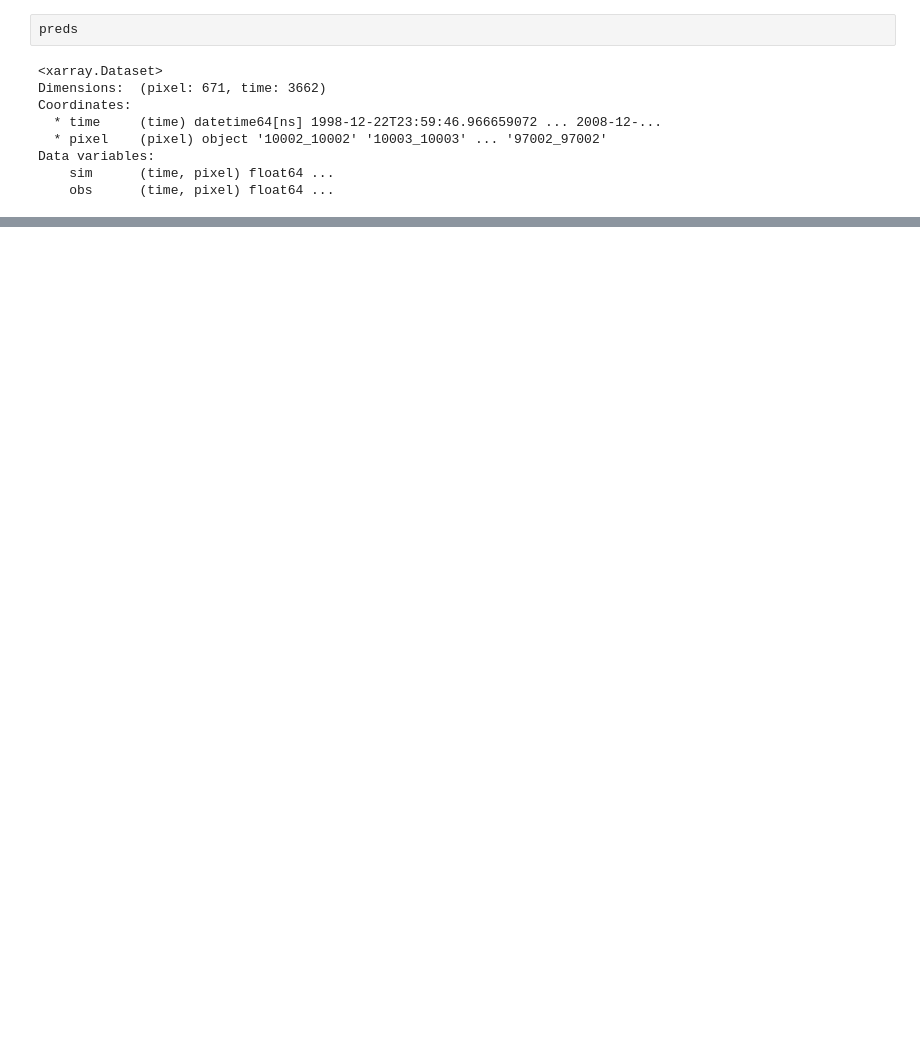
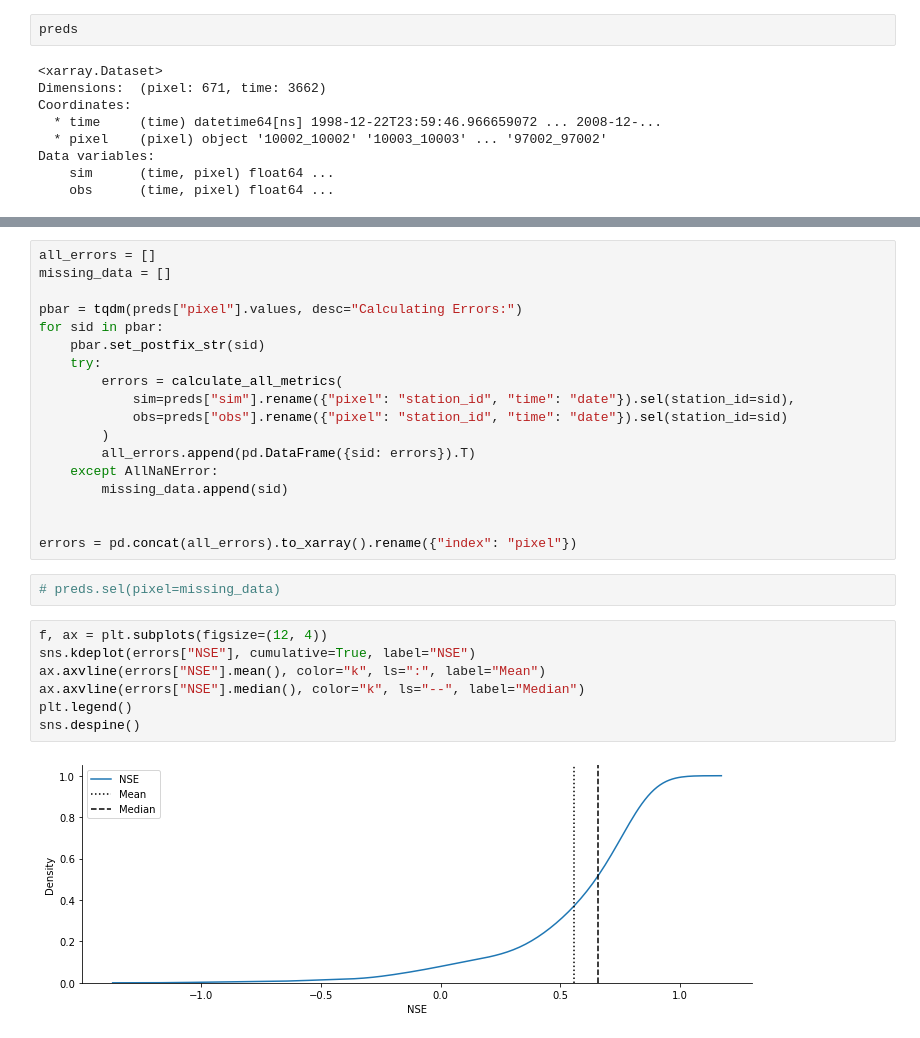
Before and after one commit to tommylees112/spatio_temporal, a Jupyter notebook: notebooks/runoff_evaluate.ipynb, the cells around one changed output, grey strips where cells are left out. Drawn from its saved outputs; the diff is of its cells as text; blank space fills up the shorter version.

```diff
--- a/notebooks/runoff_evaluate.ipynb
+++ b/notebooks/runoff_evaluate.ipynb
@@ -154,0 +198,29 @@ Data variables:
+# %%
+all_errors = []
+missing_data = []
+
+pbar = tqdm(preds["pixel"].values, desc="Calculating Errors:")
+for sid in pbar:
+    pbar.set_postfix_str(sid)
+    try:
+        errors = calculate_all_metrics(
+            sim=preds["sim"].rename({"pixel": "station_id", "time": "date"}).sel(station_id=sid),
+            obs=preds["obs"].rename({"pixel": "station_id", "time": "date"}).sel(station_id=sid)
+        )
+        all_errors.append(pd.DataFrame({sid: errors}).T)
+    except AllNaNError:
+        missing_data.append(sid)
+
+
+errors = pd.concat(all_errors).to_xarray().rename({"index": "pixel"})
+# %%
+# preds.sel(pixel=missing_data)
+# %%
+f, ax = plt.subplots(figsize=(12, 4))
+sns.kdeplot(errors["NSE"], cumulative=True, label="NSE")
+ax.axvline(errors["NSE"].mean(), color="k", ls=":", label="Mean")
+ax.axvline(errors["NSE"].median(), color="k", ls="--", label="Median")
+plt.legend()
+sns.despine()
+# %% [output]
+[figure, added]
```
Also changed, not shown: parts of 12 cells of this notebook, 4 other files.
